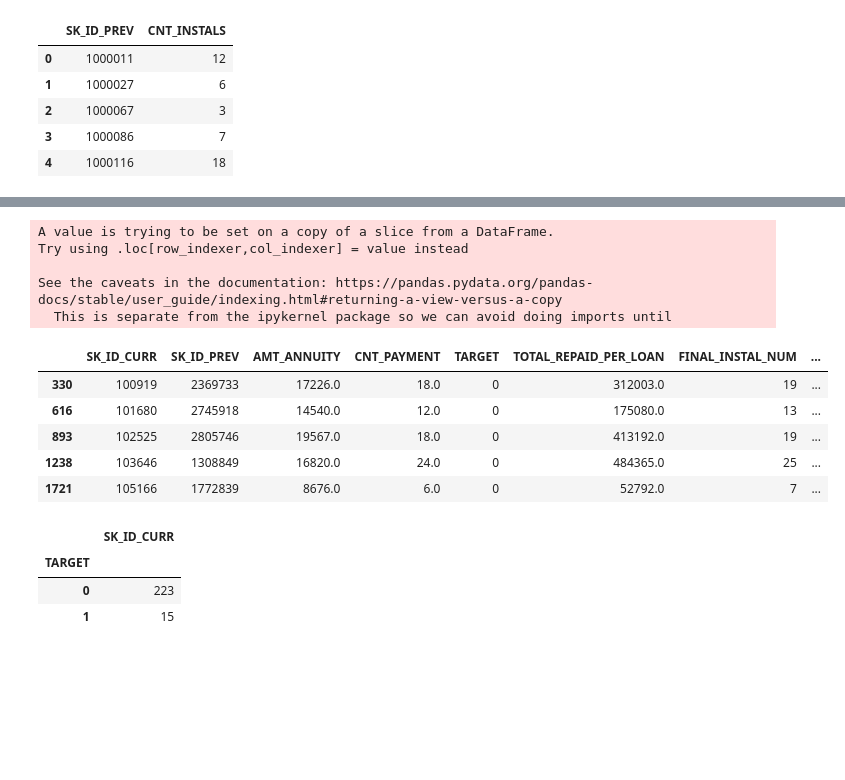
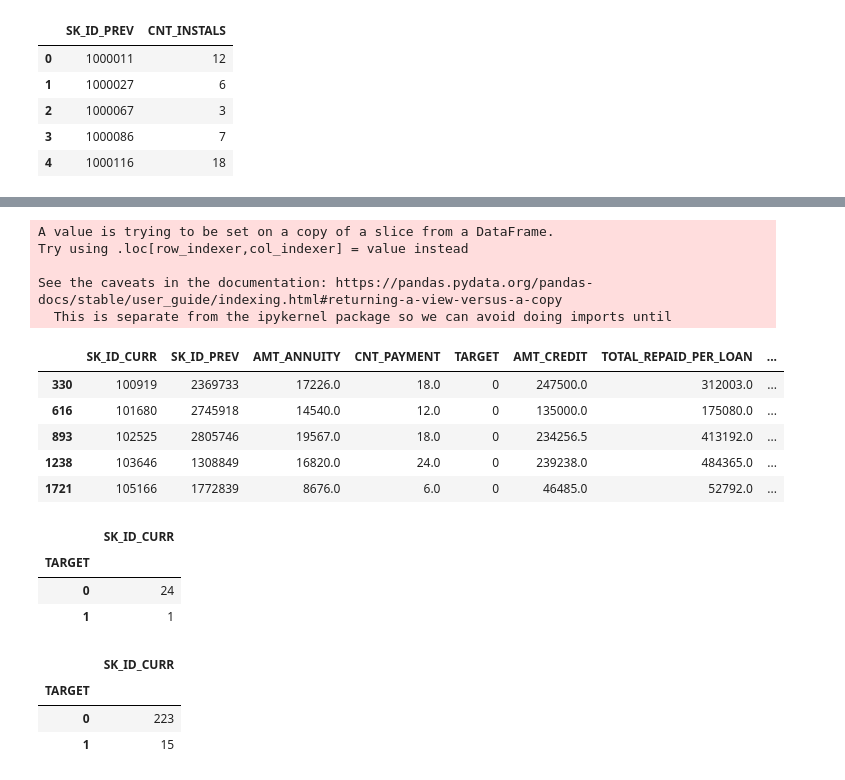
Before and after one commit to HoWeiChin/GA_Capstone, a Jupyter notebook: extracting-instalment-payment-features.ipynb, the cells around one changed output, grey strips where cells are left out. Drawn from its saved outputs; the diff is of its cells as text; code cells hidden in the pictures; blank space fills up the shorter version.

```diff
--- a/extracting-instalment-payment-features.ipynb
+++ b/extracting-instalment-payment-features.ipynb
@@ -575,7 +575,7 @@ inter_df = count_instals.merge(final_instal_num_df, how='inner', on=['SK_ID_PREV
 good_sk_id_prevs = inter_df[inter_df.CNT_INSTALS == inter_df.NUM_INSTALMENT_NUMBER].SK_ID_PREV.unique()
 # %%
 total_repaid = loan_df[loan_df.SK_ID_PREV.isin(good_sk_id_prevs)] \
-                        .groupby(['SK_ID_CURR', 'SK_ID_PREV', 'AMT_ANNUITY', 'CNT_PAYMENT', 'TARGET'])['TOTAL_REPAID_PER_INSTAL'] \
+                        .groupby(['SK_ID_CURR', 'SK_ID_PREV', 'AMT_ANNUITY', 'CNT_PAYMENT', 'TARGET', 'AMT_CREDIT'])['TOTAL_REPAID_PER_INSTAL'] \
                         .sum().reset_index() \
                         .rename({'TOTAL_REPAID_PER_INSTAL': 'TOTAL_REPAID_PER_LOAN'}, axis=1)
 total_repaid.head()
@@ -649,17 +658,17 @@ See the caveats in the documentation: https://pandas.pydata.org/pandas-docs/stab
 # %%
 #late payment penalty
-late_but_repaid = total_repaid[is_longer_than_expected & (total_repaid.TOTAL_REPAID_PER_LOAN >= total_repaid.FV)]
+late_but_repaid = total_repaid[is_longer_than_expected & (total_repaid.TOTAL_REPAID_PER_LOAN > total_repaid.FV)]
 late_but_repaid['PENALTY_IMPOSED'] = late_but_repaid['TOTAL_REPAID_PER_LOAN'] -  late_but_repaid['FV']
 late_but_repaid.head()
 # %% [output]
 A value is trying to be set on a copy of a slice from a DataFrame.
 Try using .loc[row_indexer,col_indexer] = value instead
 
 See the caveats in the documentation: https://pandas.pydata.org/pandas-docs/stable/user_guide/indexing.html#returning-a-view-versus-a-copy
   This is separate from the ipykernel package so we can avoid doing imports until
-|  | SK_ID_CURR | SK_ID_PREV | AMT_ANNUITY | CNT_PAYMENT | TARGET | TOTAL_REPAID_PER_LOAN | FINAL_INSTAL_NUM | ... |
-| 330 | 100919 | 2369733 | 17226.0 | 18.0 | 0 | 312003.0 | 19 | ... |
-| 616 | 101680 | 2745918 | 14540.0 | 12.0 | 0 | 175080.0 | 13 | ... |
-| 893 | 102525 | 2805746 | 19567.0 | 18.0 | 0 | 413192.0 | 19 | ... |
-| 1238 | 103646 | 1308849 | 16820.0 | 24.0 | 0 | 484365.0 | 25 | ... |
-| 1721 | 105166 | 1772839 | 8676.0 | 6.0 | 0 | 52792.0 | 7 | ... |
+|  | SK_ID_CURR | SK_ID_PREV | AMT_ANNUITY | CNT_PAYMENT | TARGET | AMT_CREDIT | TOTAL_REPAID_PER_LOAN | ... |
+| 330 | 100919 | 2369733 | 17226.0 | 18.0 | 0 | 247500.0 | 312003.0 | ... |
+| 616 | 101680 | 2745918 | 14540.0 | 12.0 | 0 | 135000.0 | 175080.0 | ... |
+| 893 | 102525 | 2805746 | 19567.0 | 18.0 | 0 | 234256.5 | 413192.0 | ... |
+| 1238 | 103646 | 1308849 | 16820.0 | 24.0 | 0 | 239238.0 | 484365.0 | ... |
+| 1721 | 105166 | 1772839 | 8676.0 | 6.0 | 0 | 46485.0 | 52792.0 | ... |
@@ -666,3 +679,14 @@ See the caveats in the documentation: https://pandas.pydata.org/pandas-docs/stab
+# %%
+defaulted \
+    .filter(['SK_ID_CURR', 'TARGET']) \
+    .drop_duplicates() \
+    .groupby('TARGET') \
+    .count()
+# %% [output]
+|  | SK_ID_CURR |
+| TARGET |  |
+| 0 | 24 |
+| 1 | 1 |
 # %%
 late_but_repaid \
     .filter(['SK_ID_CURR', 'TARGET']) \
```
Also changed, not shown: parts of 10 cells of this notebook.
